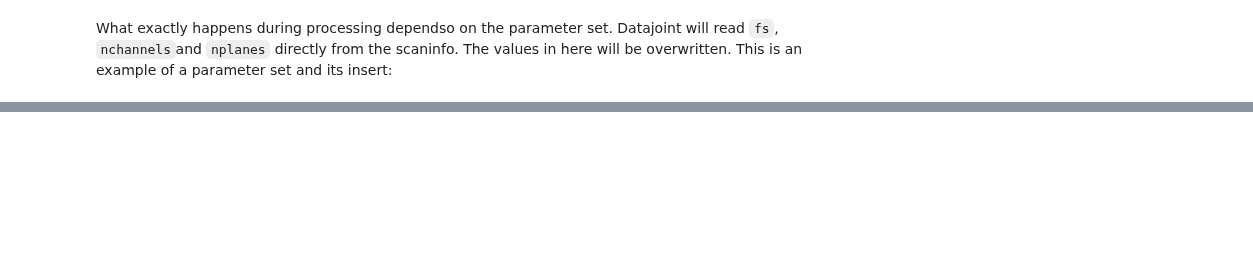
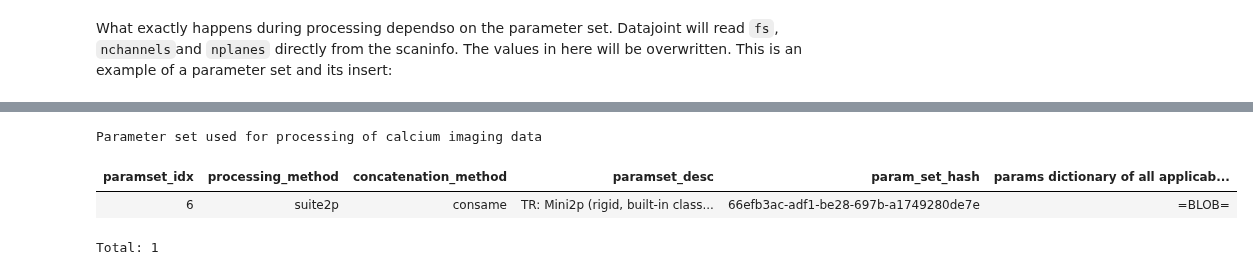
Before and after one commit to Gyepee/adamacs_jisooj, a Jupyter notebook: notebooks/12_suite2p_parameters.ipynb, the cells around one changed output, grey strips where cells are left out. Cells and saved outputs as stored; diff of their text form; code cells hidden in the pictures; blank space fills up the shorter version.

Commit message:
implemented samesite concatenation

```diff
--- a/notebooks/12_suite2p_parameters.ipynb
+++ b/notebooks/12_suite2p_parameters.ipynb
@@ -553,0 +618,7 @@ DataJointError: The specified param-set already exists - name: 1
+# %%
+imaging.ProcessingParamSet()
+# %% [output]
+Parameter set used for processing of calcium imaging data
+| paramset_idx | processing_method | concatenation_method | paramset_desc | param_set_hash | params dictionary of all applicab... |
+| 6 | suite2p | consame | TR: Mini2p (rigid, built-in class... | 66efb3ac-adf1-be28-697b-a1749280de7e | =BLOB= |
+Total: 1
```
Also changed, not shown: parts of 9 cells of this notebook, 1 other file.
